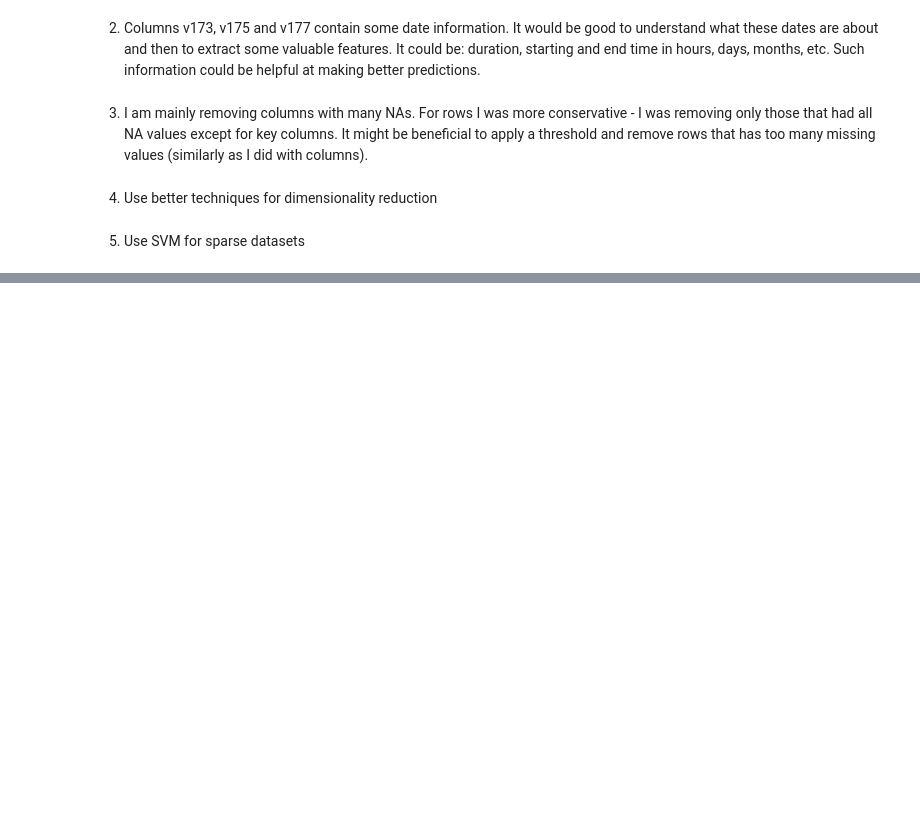
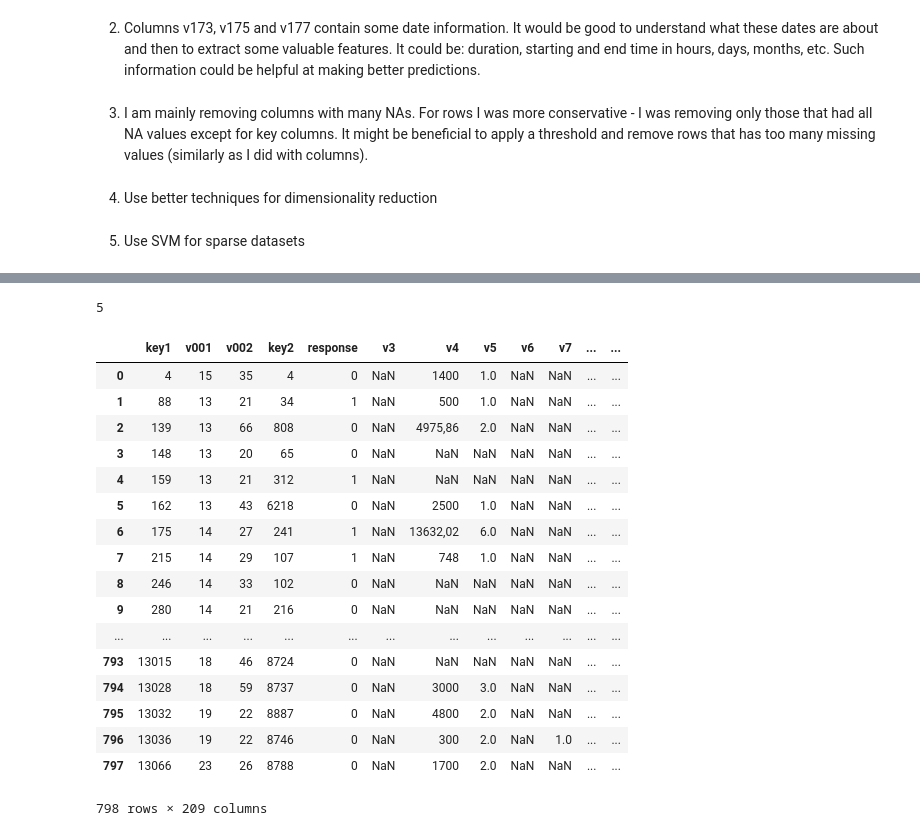
Before and after one commit to veksel1/ft_ds_case, a Jupyter notebook: ft_ds_case.ipynb, the cells around one changed output, grey strips where cells are left out. Cells and saved outputs as stored; diff of their text form; code cells hidden in the pictures; blank space fills up the shorter version.

```diff
--- a/ft_ds_case.ipynb
+++ b/ft_ds_case.ipynb
@@ -522,0 +517,25 @@ col_names_no_key_no_target
+# %%
+int(5.5)
+# %% [output]
+5
+# %%
+dataset_full_not_cleaned
+# %% [output]
+|  | key1 | v001 | v002 | key2 | response | v3 | v4 | v5 | v6 | v7 | ... | ... |
+| 0 | 4 | 15 | 35 | 4 | 0 | NaN | 1400 | 1.0 | NaN | NaN | ... | ... |
+| 1 | 88 | 13 | 21 | 34 | 1 | NaN | 500 | 1.0 | NaN | NaN | ... | ... |
+| 2 | 139 | 13 | 66 | 808 | 0 | NaN | 4975,86 | 2.0 | NaN | NaN | ... | ... |
+| 3 | 148 | 13 | 20 | 65 | 0 | NaN | NaN | NaN | NaN | NaN | ... | ... |
+| 4 | 159 | 13 | 21 | 312 | 1 | NaN | NaN | NaN | NaN | NaN | ... | ... |
+| 5 | 162 | 13 | 43 | 6218 | 0 | NaN | 2500 | 1.0 | NaN | NaN | ... | ... |
+| 6 | 175 | 14 | 27 | 241 | 1 | NaN | 13632,02 | 6.0 | NaN | NaN | ... | ... |
+| 7 | 215 | 14 | 29 | 107 | 1 | NaN | 748 | 1.0 | NaN | NaN | ... | ... |
+| 8 | 246 | 14 | 33 | 102 | 0 | NaN | NaN | NaN | NaN | NaN | ... | ... |
+| 9 | 280 | 14 | 21 | 216 | 0 | NaN | NaN | NaN | NaN | NaN | ... | ... |
+| ... | ... | ... | ... | ... | ... | ... | ... | ... | ... | ... | ... | ... |
+| 793 | 13015 | 18 | 46 | 8724 | 0 | NaN | NaN | NaN | NaN | NaN | ... | ... |
+| 794 | 13028 | 18 | 59 | 8737 | 0 | NaN | 3000 | 3.0 | NaN | NaN | ... | ... |
+| 795 | 13032 | 19 | 22 | 8887 | 0 | NaN | 4800 | 2.0 | NaN | NaN | ... | ... |
+| 796 | 13036 | 19 | 22 | 8746 | 0 | NaN | 300 | 2.0 | NaN | 1.0 | ... | ... |
+| 797 | 13066 | 23 | 26 | 8788 | 0 | NaN | 1700 | 2.0 | NaN | NaN | ... | ... |
+798 rows × 209 columns
```
Also changed, not shown: parts of 60 cells of this notebook, 2 other files.
